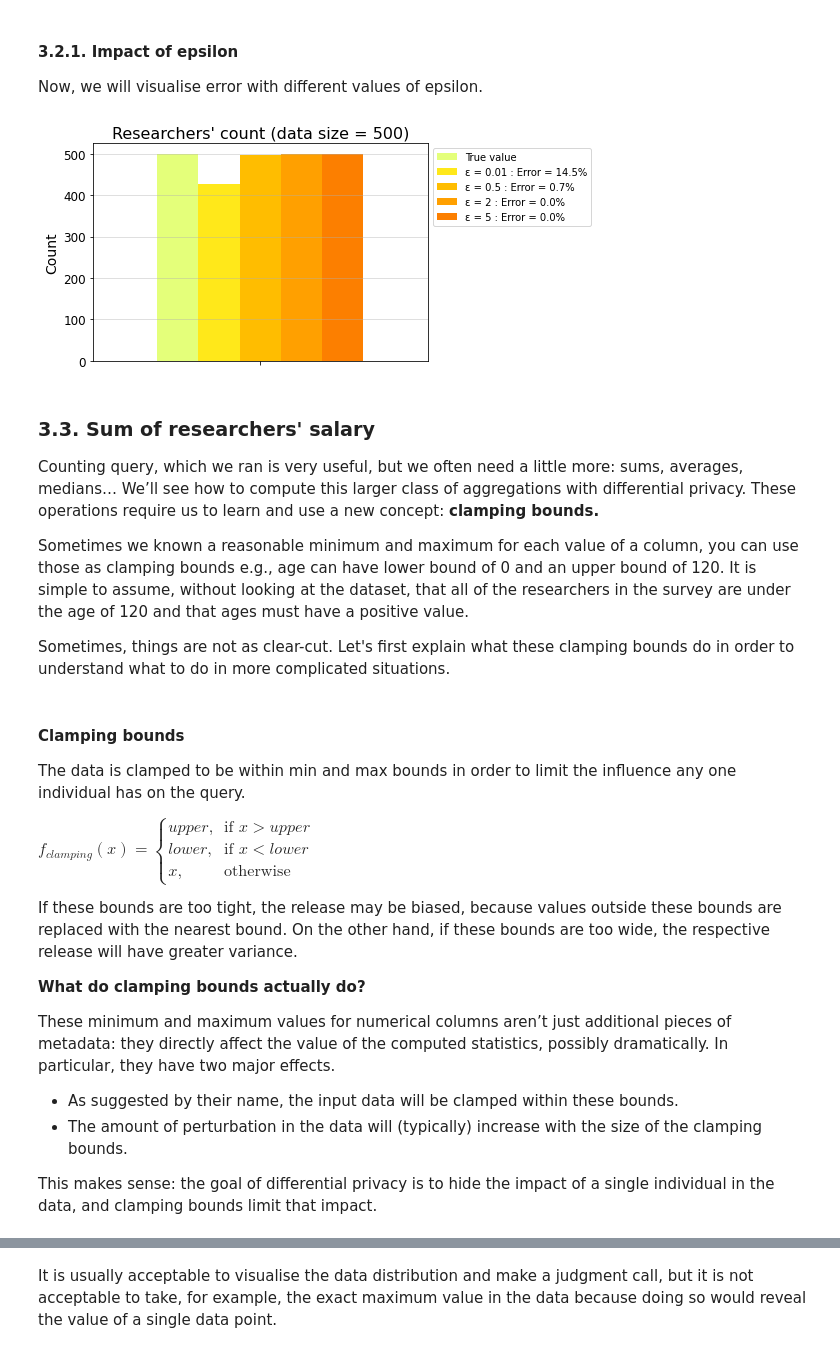
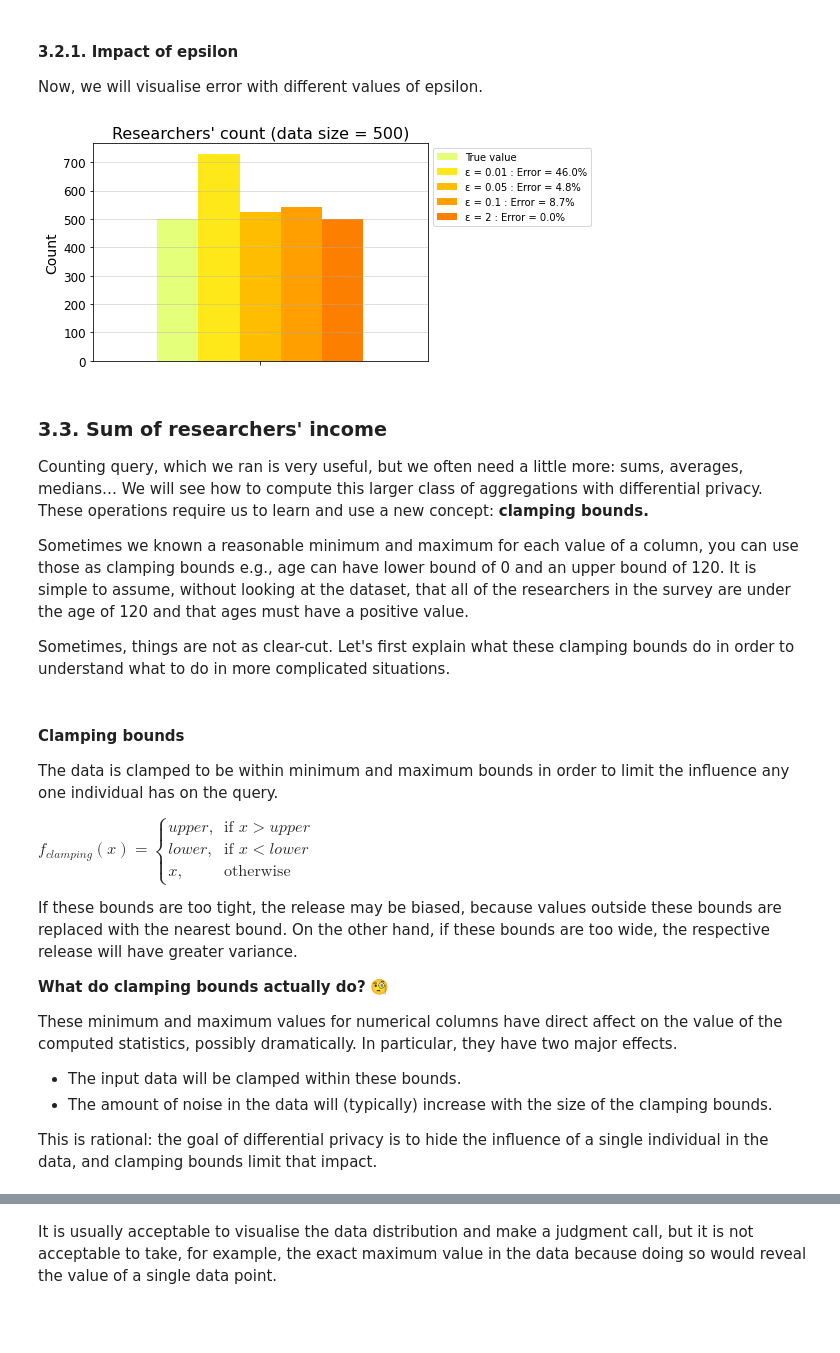
Before and after one commit to dsaidgovsg/stack-2022-differential-privacy-workshop, a Jupyter notebook: reseachers_survey_stats_release.ipynb, the cells around one changed output, grey strips where cells are left out. Drawn from its saved outputs; the diff is of its cells as text; code cells hidden in the pictures; blank space fills up the shorter version.

```diff
--- a/reseachers_survey_stats_release.ipynb
+++ b/reseachers_survey_stats_release.ipynb
@@ -61,5 +61,5 @@ You can notice that the noise scale is directly proportional to sensitivity ($s$
 The laplacian mechanism satisfies the **$\epsilon$-differential privacy** i.e. pure-differential privacy, meaning, it provides worst case privacy gaurantee to the individuals in the dataset.
 # %%
 def laplace_mechanism(query, sensitivity, epsilon):
-    return query + np.random.laplace(loc=0, scale=sensitivity/epsilon)
+    return query + round(np.random.laplace(loc=0, scale=sensitivity/epsilon), 2)
 # %% [markdown]
@@ -190,38 +192,42 @@ Private count of the researchers: 507.6814392828419 with error: 1.54%
 
 Now, we will visualise error with different values of epsilon.
 # %%
+sensitivity = 1
+
 # you can play around with the epsilon values here
-epsilons = [0.01, 0.5, 2, 5]
+epsilons = [0.01, 0.05, 0.1, 2]
+
+# for visualisation
 errors = []
-
 dp_results = {}
 dp_results["true_count"] = [true_count]
 
 # evaluating on different values of epsilon
 for epsilon in epsilons:
+    # adding laplacian noise
     private_count = laplace_mechanism(true_count, sensitivity, epsilon)
 
     dp_results[f"epsilon_{epsilon}"] = [private_count]
     errors.append(percentage_error(true_count, private_count))
 
 # visualise data
 labels = [""]
 title = f"Researchers' count (data size = {data_size})"
 ylabel = "Count"
 visualise(dp_results, 'ε', epsilons, errors, ylabel, title, labels, (6, 4))
 # %% [output]
-[figure, old version]
+[figure, new version]
 # %% [markdown]
-### 3.3. Sum of researchers' salary <a id="cell33"></a>
+### 3.3. Sum of researchers' income <a id="cell33"></a>
 
-Counting query, which we ran is very useful, but we often need a little more: sums, averages, medians… We’ll see how to compute this larger class of aggregations with differential privacy. These operations require us to learn and use a new concept: **clamping bounds.**
+Counting query, which we ran is very useful, but we often need a little more: sums, averages, medians… We will see how to compute this larger class of aggregations with differential privacy. These operations require us to learn and use a new concept: **clamping bounds.**
 
 Sometimes we known a reasonable minimum and maximum for each value of a column, you can use those as clamping bounds e.g., age can have lower bound of 0 and an upper bound of 120.  It is simple to assume, without looking at the dataset, that all of the researchers in the survey are under the age of 120 and that ages must have a positive value.
 
 Sometimes, things are not as clear-cut. Let's first explain what these clamping bounds do in order to understand what to do in more complicated situations.
 # %% [markdown]
 #### Clamping bounds
-The data is clamped to be within min and max bounds in order to limit
+The data is clamped to be within minimum and maximum bounds in order to limit
 the influence any one individual has on the query.
 
 $ f_{clamping}(x)=
@@ -236,12 +242,12 @@ tight, the release may be biased, because values outside these bounds
 are replaced with the nearest bound. On the other hand, if these bounds
 are too wide, the respective release will have greater variance.
 
-**What do clamping bounds actually do?**
+**What do clamping bounds actually do?** 🧐
 
-These minimum and maximum values for numerical columns aren’t just additional pieces of metadata: they directly affect the value of the computed statistics, possibly dramatically. In particular, they have two major effects.
+These minimum and maximum values for numerical columns have direct affect on the value of the computed statistics, possibly dramatically. In particular, they have two major effects.
 
-- As suggested by their name, the input data will be clamped within these bounds.
-- The amount of perturbation in the data will (typically) increase with the size of the clamping bounds.
+- The input data will be clamped within these bounds.
+- The amount of noise in the data will (typically) increase with the size of the clamping bounds.
 
-This makes sense: the goal of differential privacy is to hide the impact of a single individual in the data, and clamping bounds limit that impact.
+This is rational: the goal of differential privacy is to hide the influence of a single individual in the data, and clamping bounds limit that impact.
 # %% [markdown]
```
Also changed, not shown: parts of 29 cells of this notebook, 7 other files.
